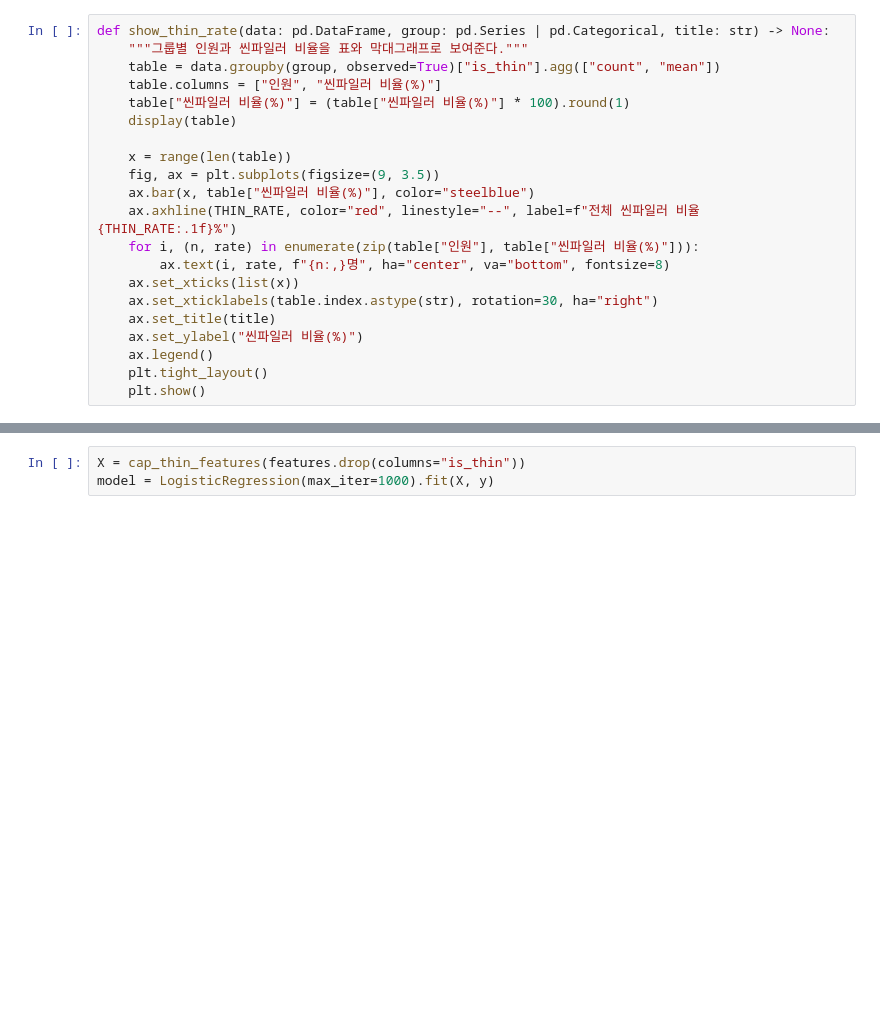
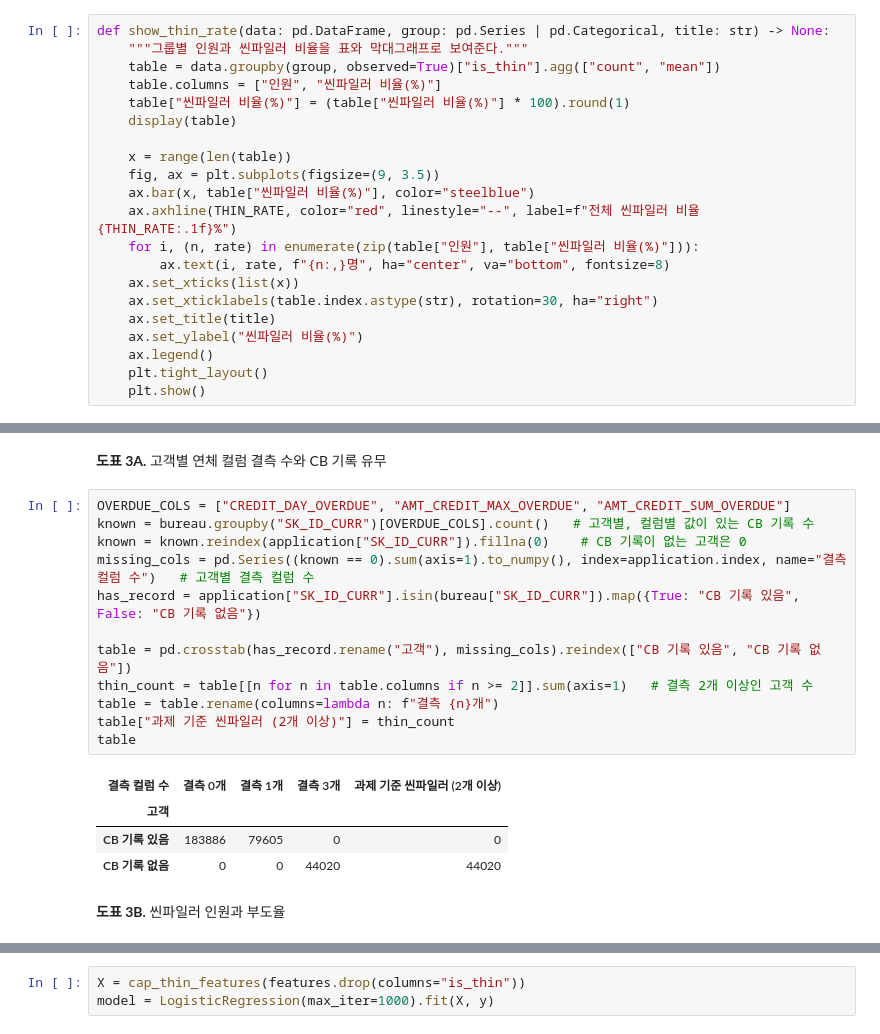
Before and after one commit to Codyssey-Ycho-Bank-Team/XAI_Credit_Rating_Project, a Jupyter notebook: notebooks/eda_home_credit.ipynb, the cells around one changed output, grey strips where cells are left out. Cells and saved outputs as stored; diff of their text form; blank space fills up the shorter version.

```diff
--- a/notebooks/eda_home_credit.ipynb
+++ b/notebooks/eda_home_credit.ipynb
@@ -54,3 +140,24 @@ Home Credit에서 연체 정보는 CB 기록(`bureau`)에만 있다. CB 기록
+# %% [markdown]
+**도표 3A.** 고객별 연체 컬럼 결측 수와 CB 기록 유무
+# %%
+OVERDUE_COLS = ["CREDIT_DAY_OVERDUE", "AMT_CREDIT_MAX_OVERDUE", "AMT_CREDIT_SUM_OVERDUE"]
+known = bureau.groupby("SK_ID_CURR")[OVERDUE_COLS].count()   # 고객별, 컬럼별 값이 있는 CB 기록 수
+known = known.reindex(application["SK_ID_CURR"]).fillna(0)    # CB 기록이 없는 고객은 0
+missing_cols = pd.Series((known == 0).sum(axis=1).to_numpy(), index=application.index, name="결측 컬럼 수")   # 고객별 결측 컬럼 수
+has_record = application["SK_ID_CURR"].isin(bureau["SK_ID_CURR"]).map({True: "CB 기록 있음", False: "CB 기록 없음"})
+
+table = pd.crosstab(has_record.rename("고객"), missing_cols).reindex(["CB 기록 있음", "CB 기록 없음"])
+thin_count = table[[n for n in table.columns if n >= 2]].sum(axis=1)   # 결측 2개 이상인 고객 수
+table = table.rename(columns=lambda n: f"결측 {n}개")
+table["과제 기준 씬파일러 (2개 이상)"] = thin_count
+table
+# %% [output]
+| 결측 컬럼 수 | 결측 0개 | 결측 1개 | 결측 3개 | 과제 기준 씬파일러 (2개 이상) |
+| 고객 |  |  |  |  |
+| CB 기록 있음 | 183886 | 79605 | 0 | 0 |
+| CB 기록 없음 | 0 | 0 | 44020 | 44020 |
+# %% [markdown]
+**도표 3B.** 씬파일러 인원과 부도율
 # %%
 is_thin = (~application["SK_ID_CURR"].isin(bureau["SK_ID_CURR"])).astype(int).rename("is_thin")
 application = pd.concat([application, is_thin], axis=1)
```
Also changed, not shown: parts of 71 cells of this notebook, 1 other file.
